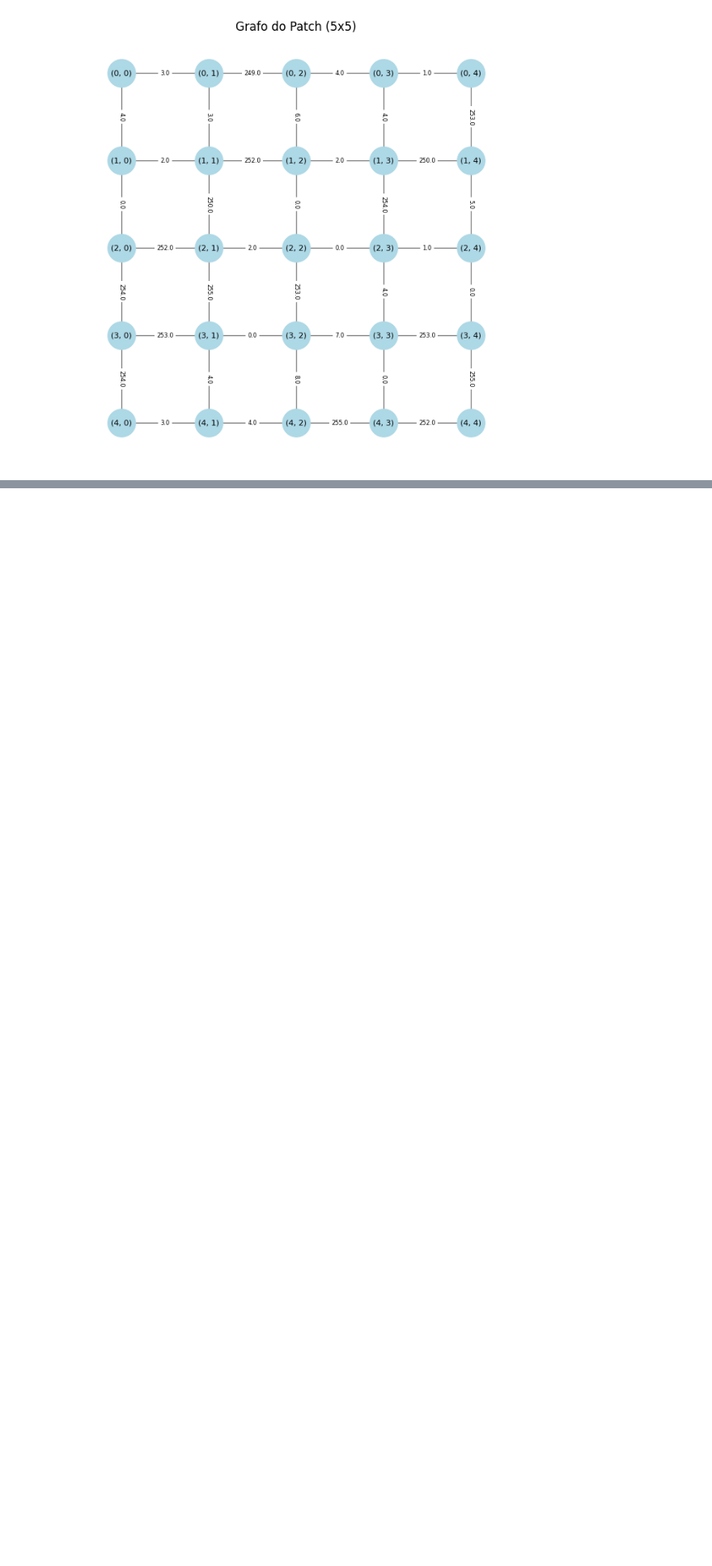
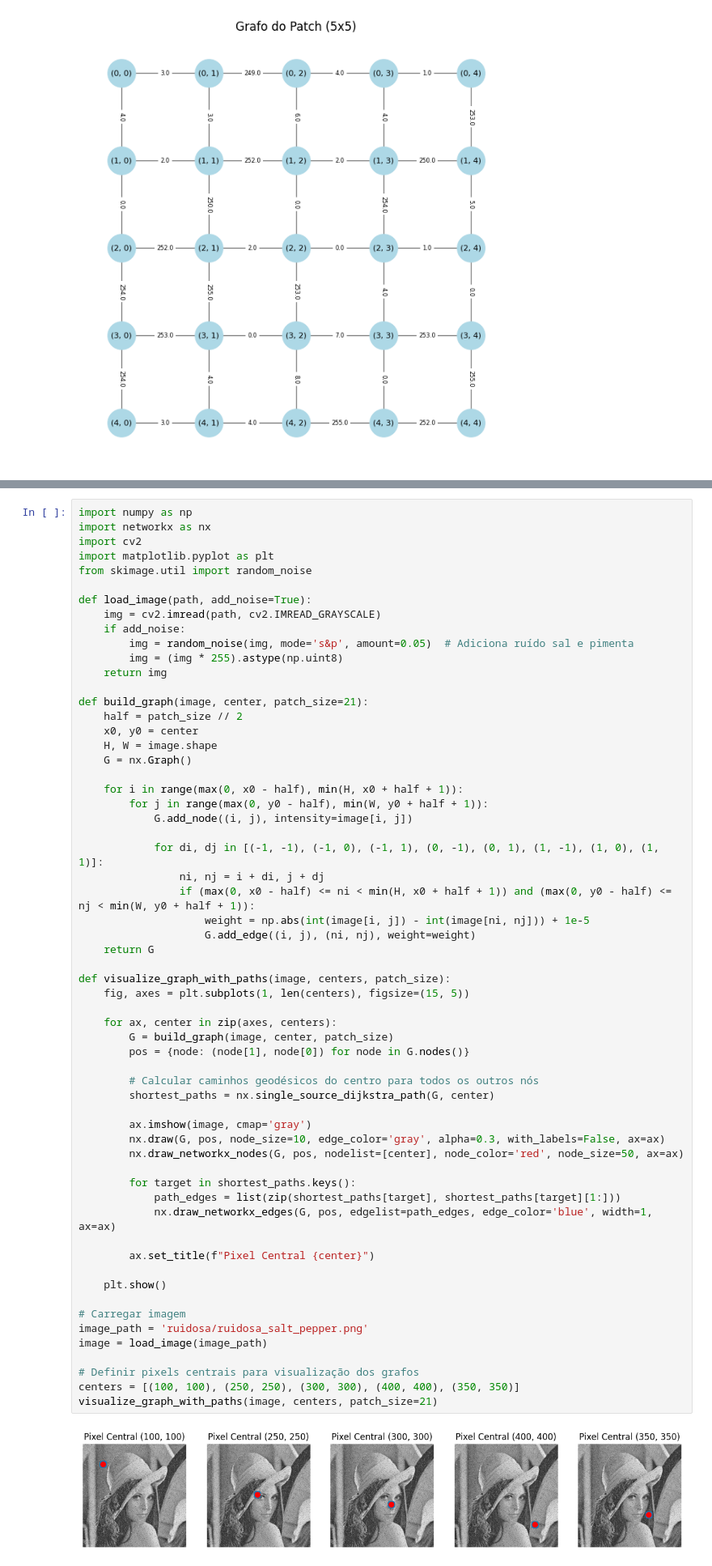
Before and after one commit to AdrianoCarvalh0/ProjectDoutorado, a Jupyter notebook: nlm.ipynb, the cells around one changed output, grey strips where cells are left out. Shown at 81% size. Saved outputs shown, nothing was run; the diff lists cells and outputs as text; blank space fills up the shorter version.

```diff
--- a/nlm.ipynb
+++ b/nlm.ipynb
@@ -274,0 +623,62 @@ plot_graph(G, patch_size)
+# %%
+import numpy as np
+import networkx as nx
+import cv2
+import matplotlib.pyplot as plt
+from skimage.util import random_noise
+
+def load_image(path, add_noise=True):
+    img = cv2.imread(path, cv2.IMREAD_GRAYSCALE)
+    if add_noise:
+        img = random_noise(img, mode='s&p', amount=0.05)  # Adiciona ruído sal e pimenta
+        img = (img * 255).astype(np.uint8)
+    return img
+
+def build_graph(image, center, patch_size=21):
+    half = patch_size // 2
+    x0, y0 = center
+    H, W = image.shape
+    G = nx.Graph()
+
+    for i in range(max(0, x0 - half), min(H, x0 + half + 1)):
+        for j in range(max(0, y0 - half), min(W, y0 + half + 1)):
+            G.add_node((i, j), intensity=image[i, j])
+
+            for di, dj in [(-1, -1), (-1, 0), (-1, 1), (0, -1), (0, 1), (1, -1), (1, 0), (1, 1)]:
+                ni, nj = i + di, j + dj
+                if (max(0, x0 - half) <= ni < min(H, x0 + half + 1)) and (max(0, y0 - half) <= nj < min(W, y0 + half + 1)):
+                    weight = np.abs(int(image[i, j]) - int(image[ni, nj])) + 1e-5
+                    G.add_edge((i, j), (ni, nj), weight=weight)
+    return G
+
+def visualize_graph_with_paths(image, centers, patch_size):
+    fig, axes = plt.subplots(1, len(centers), figsize=(15, 5))
+
+    for ax, center in zip(axes, centers):
+        G = build_graph(image, center, patch_size)
+        pos = {node: (node[1], node[0]) for node in G.nodes()}
+
+        # Calcular caminhos geodésicos do centro para todos os outros nós
+        shortest_paths = nx.single_source_dijkstra_path(G, center)
+
+        ax.imshow(image, cmap='gray')
+        nx.draw(G, pos, node_size=10, edge_color='gray', alpha=0.3, with_labels=False, ax=ax)
+        nx.draw_networkx_nodes(G, pos, nodelist=[center], node_color='red', node_size=50, ax=ax)
+
+        for target in shortest_paths.keys():
+            path_edges = list(zip(shortest_paths[target], shortest_paths[target][1:]))
+            nx.draw_networkx_edges(G, pos, edgelist=path_edges, edge_color='blue', width=1, ax=ax)
+
+        ax.set_title(f"Pixel Central {center}")
+
+    plt.show()
+
+# Carregar imagem
+image_path = 'ruidosa/ruidosa_salt_pepper.png'
+image = load_image(image_path)
+
+# Definir pixels centrais para visualização dos grafos
+centers = [(100, 100), (250, 250), (300, 300), (400, 400), (350, 350)]
+visualize_graph_with_paths(image, centers, patch_size=21)
+# %% [output]
+[figure, added]
```
Also changed, not shown: parts of 13 cells of this notebook, 3 other files.
